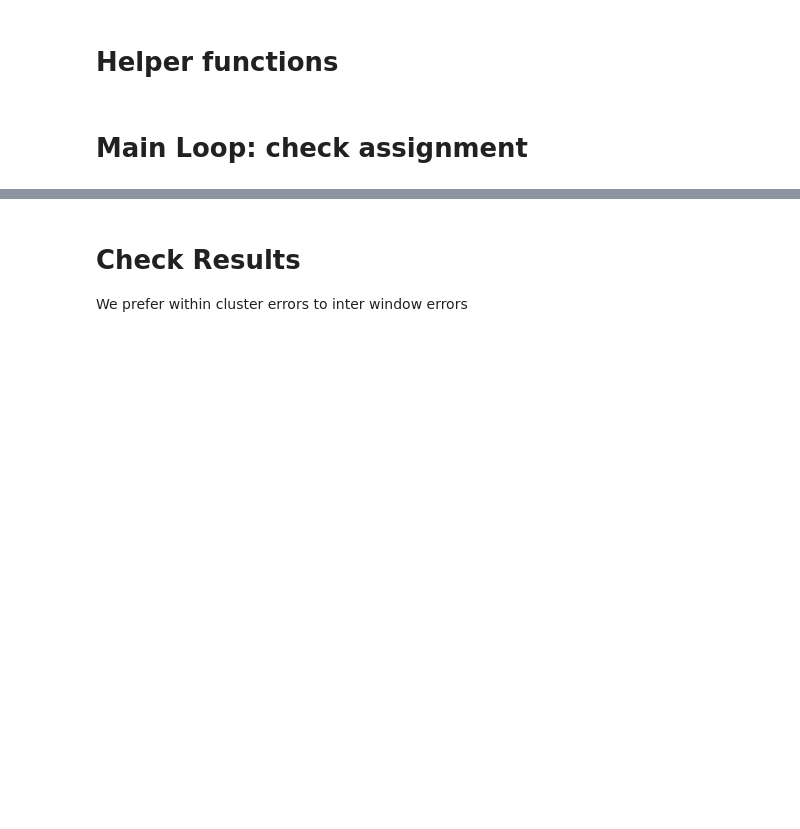
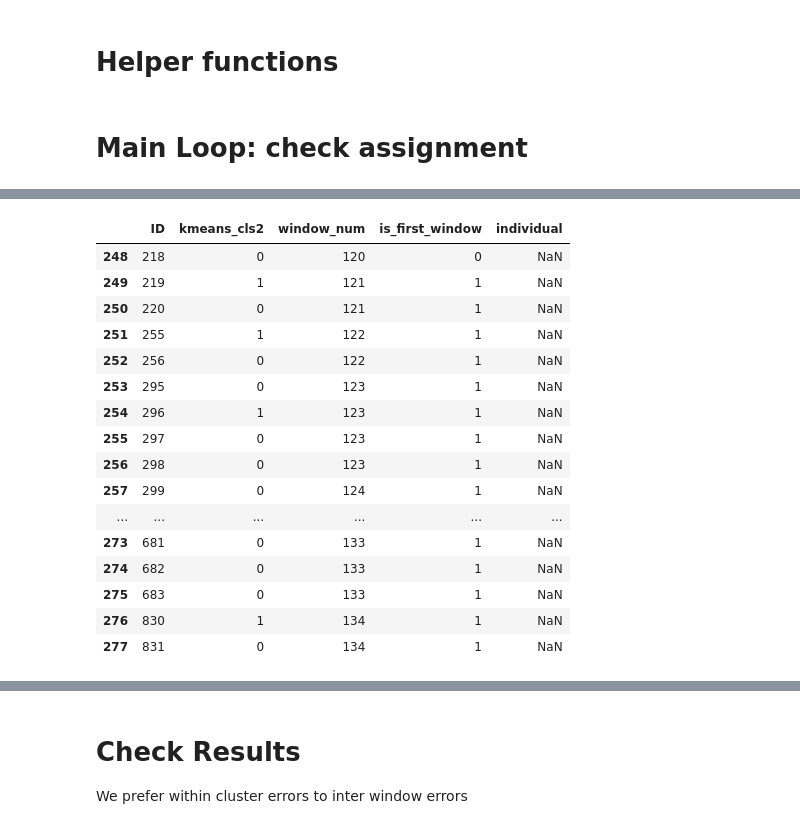
Before and after one commit to aretiandev/bioliquid-nanopore, a Jupyter notebook: 06_assign_reads.ipynb, the cells around one changed output, grey strips where cells are left out. Drawn from its saved outputs; the diff is of its cells as text; code cells hidden in the pictures; blank space fills up the shorter version.

```diff
--- a/06_assign_reads.ipynb
+++ b/06_assign_reads.ipynb
@@ -32,9 +32,10 @@ os.environ["datadir"]=datadir
 # results_file = pd.read_csv(f"../data/processed/{chromosomeID}_read_clusters_5000_1000_200iter.txt")
 # results_file = pd.read_csv(f"../data/processed/{chromosomeID}_read_clusters_10000_3000_200iter.txt")
 # results_file = pd.read_csv(f"{datadir}/{run_number}_{chrom}_read_clusters.txt")
+# results_file = pd.read_csv(f"{datadir}/{run_number}_{chrom}_read_clusters.txt")
 results_file = pd.read_csv(f"{datadir}/{run_number}_{chrom}_read_clusters.txt")
 
-results_file.columns = ['ID', 'kmeans_cls2', 'window_num']
+results_file.columns = ['ID', 'kmeans_cls2', 'window_num', 'is_first_window']
 
 # Load Nanopore Reads
 nanopore_reads = pd.read_csv(f"{datadir}/{run_number}_{chrom_dis}_clean.csv") # load nanopore reads with padded sequences and other attribute data
@@ -167,3 +160,23 @@ def propagate_assignment_2(read):
+# %%
+results_file.loc[(results_file['window_num']>=120) & (results_file['window_num']<=134)]
+# %% [output]
+|  | ID | kmeans_cls2 | window_num | is_first_window | individual |
+| 248 | 218 | 0 | 120 | 0 | NaN |
+| 249 | 219 | 1 | 121 | 1 | NaN |
+| 250 | 220 | 0 | 121 | 1 | NaN |
+| 251 | 255 | 1 | 122 | 1 | NaN |
+| 252 | 256 | 0 | 122 | 1 | NaN |
+| 253 | 295 | 0 | 123 | 1 | NaN |
+| 254 | 296 | 1 | 123 | 1 | NaN |
+| 255 | 297 | 0 | 123 | 1 | NaN |
+| 256 | 298 | 0 | 123 | 1 | NaN |
+| 257 | 299 | 0 | 124 | 1 | NaN |
+| ... | ... | ... | ... | ... | ... |
+| 273 | 681 | 0 | 133 | 1 | NaN |
+| 274 | 682 | 0 | 133 | 1 | NaN |
+| 275 | 683 | 0 | 133 | 1 | NaN |
+| 276 | 830 | 1 | 134 | 1 | NaN |
+| 277 | 831 | 0 | 134 | 1 | NaN |
 # %%
 # Setup
 ID_person_match = {} #Dictionary to keep track of kmeans cluster and individual assignment
```
Also changed, not shown: parts of 4 cells of this notebook, 1 other file.
